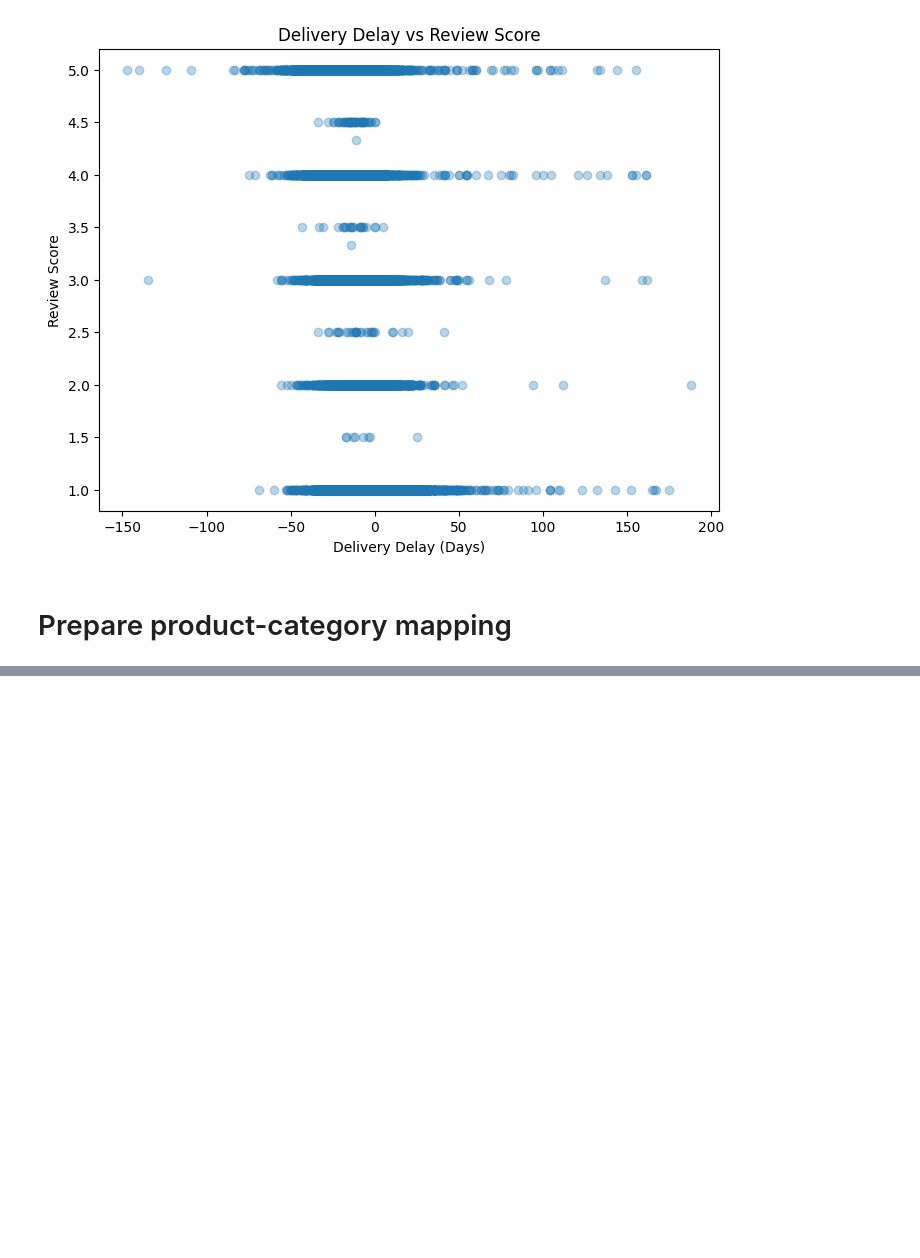
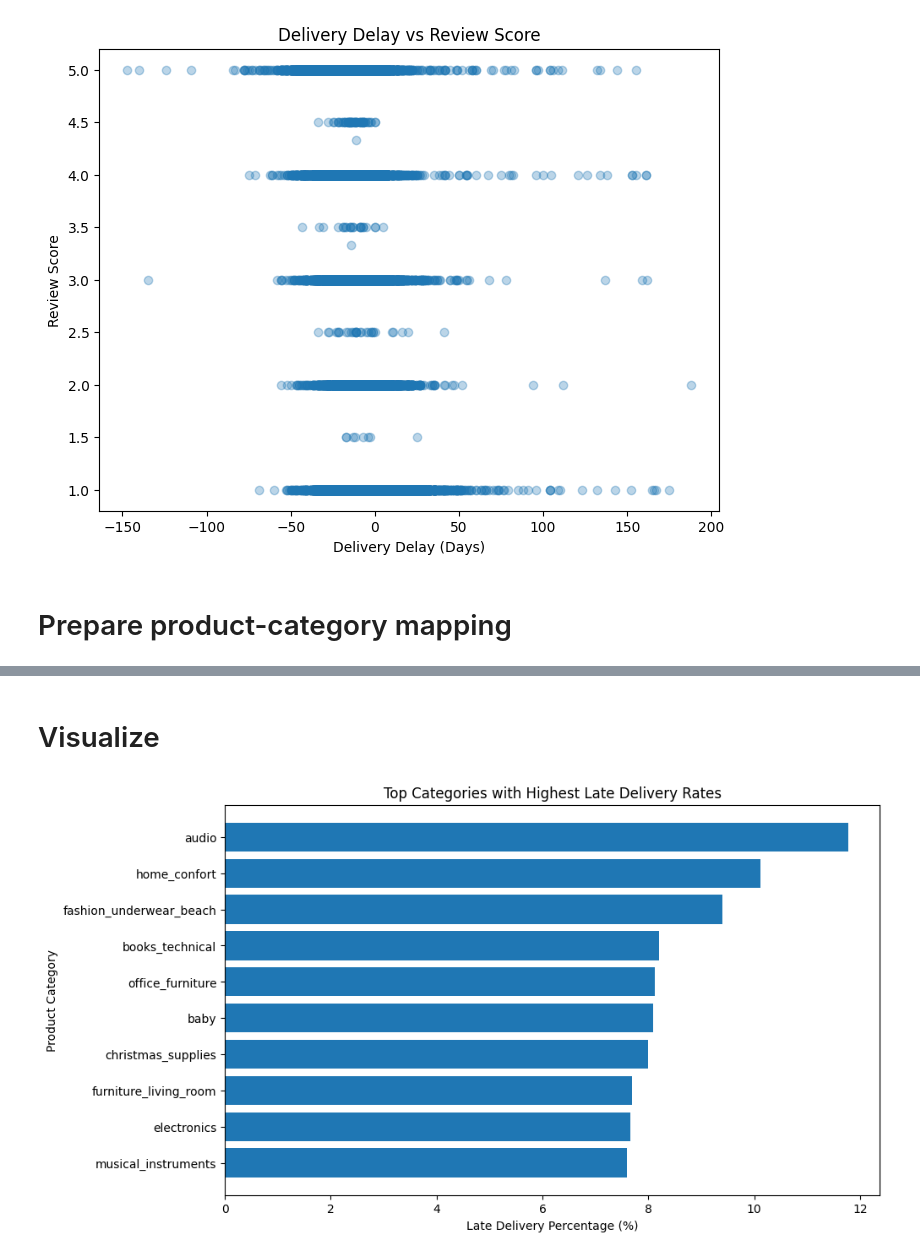
Before and after one commit to BossEl-566/The-Logistics-Auditor, a Jupyter notebook: logistics_auditor.ipynb, the cells around one changed output, grey strips where cells are left out. Cells and saved outputs as stored; diff of their text form; code cells hidden in the pictures; blank space fills up the shorter version.

```diff
--- a/logistics_auditor.ipynb
+++ b/logistics_auditor.ipynb
@@ -307,0 +310,6 @@ order_items_products = order_items.merge(
+# %%
+order_items_products = order_items_products.merge(
+    translations,
+    on="product_category_name",
+    how="left"
+)
@@ -307,0 +339,6 @@ order_items_products = order_items.merge(
+# %%
+df_category = df_delivered.merge(
+    order_category[["order_id", "product_category_name_english"]],
+    on="order_id",
+    how="left"
+)
@@ -307,0 +359,14 @@ order_items_products = order_items.merge(
+# %%
+category_analysis = df_category.groupby("product_category_name_english").agg(
+    total_orders=("order_id", "count"),
+    late_orders=("delivery_status", lambda x: ((x == "Late") | (x == "Super Late")).sum())
+).reset_index()
+
+category_analysis["late_percentage"] = (
+    category_analysis["late_orders"] / category_analysis["total_orders"]
+) * 100
+
+category_analysis = category_analysis.sort_values(
+    by="late_percentage",
+    ascending=False
+)
@@ -307,0 +375,2 @@ order_items_products = order_items.merge(
+# %%
+category_analysis = category_analysis[category_analysis["total_orders"] > 100]
@@ -307,0 +391,16 @@ order_items_products = order_items.merge(
+# %% [markdown]
+# Visualize
+# %%
+import matplotlib.pyplot as plt
+
+top_categories = category_analysis.head(10)
+
+plt.figure(figsize=(10, 6))
+plt.barh(top_categories["product_category_name_english"], top_categories["late_percentage"])
+plt.xlabel("Late Delivery Percentage (%)")
+plt.ylabel("Product Category")
+plt.title("Top Categories with Highest Late Delivery Rates")
+plt.gca().invert_yaxis()
+plt.show()
+# %% [output]
+[figure, added]
```
Also changed, not shown: parts of 11 cells of this notebook, 1 other file.
